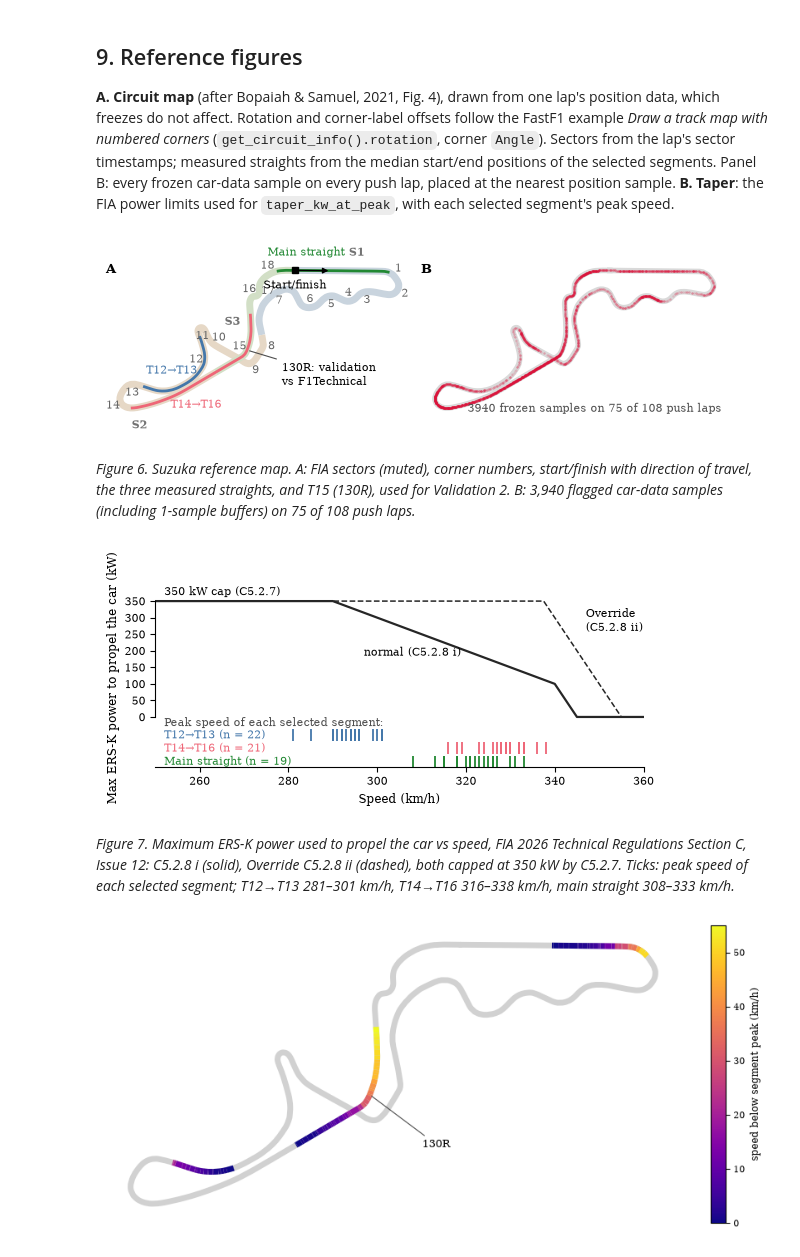
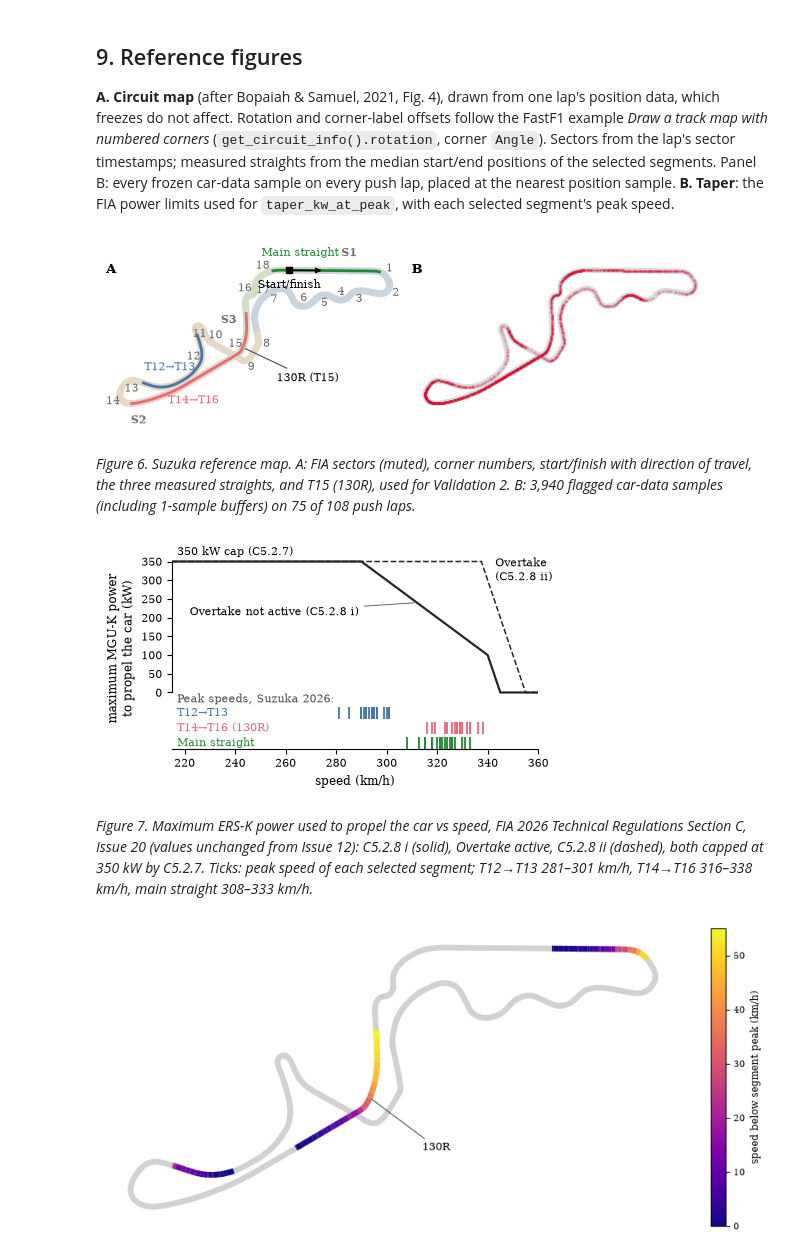
Before and after one commit to see7ien/Flat-Out, a Jupyter notebook: 01_japan_validation.ipynb, the cells around one changed output. Saved outputs shown, nothing was run; the diff lists cells and outputs as text; code cells hidden in the pictures.

Commit message:
Report rewrite: Issue 20 regulations, new references, segment-definition sensitivity (Appendix B), below-onset corner check, figures sized for print

```diff
--- a/01_japan_validation.ipynb
+++ b/01_japan_validation.ipynb
@@ -879,7 +879,7 @@ xy, xyd = rotate(pos[["X", "Y"]].to_numpy(), ang), xy_cumdist(pos)
 pt = pos["SessionTime"].dt.total_seconds().to_numpy()
 i1, i2 = (int(np.abs(pt - ref[c].total_seconds()).argmin()) for c in ("Sector1SessionTime", "Sector2SessionTime"))
 
-fig, (axA, axB) = plt.subplots(1, 2, figsize=(FULL_W, 2.9), layout="constrained")
+fig, (axA, axB) = plt.subplots(1, 2, figsize=(0.97 * FULL_W, 2.8), layout="constrained")
 taken = []
 for n, c in corners.iterrows():
     off = rotate([600, 0], c.Angle / 180 * np.pi)
@@ -888,7 +888,7 @@ for n, c in corners.iterrows():
     taken.append(pc)
 p15 = rotate([corners.loc[15, "X"], corners.loc[15, "Y"]], ang)
 note = p15 + np.array([2500, -2500])
-axA.annotate("130R: validation\nvs F1Technical", xy=p15, xytext=note, fontsize=8, arrowprops=dict(arrowstyle="-", color="0.3", lw=0.8))
+axA.annotate("130R (T15)", xy=p15, xytext=note, fontsize=8, arrowprops=dict(arrowstyle="-", color="0.3", lw=0.8))
 taken.append(note)
 for (a, b), col, name in zip([(0, i1 + 1), (i1, i2 + 1), (i2, len(xy))], ["#c9d4de", "#e6d8c6", "#d2dfc6"], ["S1", "S2", "S3"]):
     axA.plot(*xy[a:b].T, color=col, lw=5, solid_capstyle="butt", zorder=1)
@@ -924,7 +924,6 @@ for _, lap in push.iterlaps():
         fx += list(r[:, 0]); fy += list(r[:, 1])
 axB.plot(*xy.T, color="0.85", lw=4, zorder=1)
 axB.scatter(fx, fy, s=3, color="crimson", alpha=0.15, lw=0, zorder=2)
-axB.text(0.98, 0.02, f"{len(fx)} frozen samples on {nlap} of {len(push)} push laps", transform=axB.transAxes, fontsize=8, color="0.3", ha="right")
 
 letters = []
 for ax, letter in [(axA, "A"), (axB, "B")]:
@@ -939,42 +938,43 @@ for t in letters:
     t.set_visible(True)
 plt.show()
 # %% [output]
-[figure, old version]
+[figure, new version]
 # %%
 caption("Figure", "map", f"Suzuka reference map. A: FIA sectors (muted), corner numbers, start/finish with direction of travel, the three measured straights, "
         f"and T15 (130R), used for Validation 2. B: {len(fx):,} flagged car-data samples (including 1-sample buffers) on {nlap} of {len(push)} push laps.")
 # %% [output]
 *Figure 6. Suzuka reference map. A: FIA sectors (muted), corner numbers, start/finish with direction of travel, the three measured straights, and T15 (130R), used for Validation 2. B: 3,940 flagged car-data samples (including 1-sample buffers) on 75 of 108 push laps.*
 # %%
-v = np.linspace(250, 360, 1101)
-fig, ax = plt.subplots(figsize=(FULL_W, 2.3))
+v = np.linspace(215, 360, 1451)
+fig, ax = plt.subplots(figsize=(0.75 * FULL_W, 2.6))
 ax.plot(v, taper_kw(v), color="0.15", lw=1.6)
 ax.plot(v, np.minimum(np.where(v < 355, 7100 - 20 * v, 0), 350), color="0.15", lw=1.1, ls="--")  # C5.2.8 ii, C5.2.7 cap
-ax.text(297, 185, "normal (C5.2.8 i)", fontsize=8)
-ax.text(347, 260, "Override\n(C5.2.8 ii)", fontsize=8)
-ax.text(252, 360, "350 kW cap (C5.2.7)", fontsize=8, va="bottom")
-ax.text(252, -18, "Peak speed of each selected segment:", fontsize=8, va="center", color="0.3")
+ax.annotate("Overtake not active (C5.2.8 i)", xy=(312, 240), xytext=(222, 215), fontsize=8, va="center",
+            arrowprops=dict(arrowstyle="-", color="0.4", lw=0.7))
+ax.text(343, 300, "Overtake\n(C5.2.8 ii)", fontsize=8)
+ax.text(217, 360, "350 kW cap (C5.2.7)", fontsize=8, va="bottom")
+ax.text(217, -18, "Peak speeds, Suzuka 2026:", fontsize=8, va="center", color="0.3")
 
-bands = {"T13": "T12→T13", "T16": "T14→T16", "T1": "Main straight"}
+bands = {"T13": "T12→T13", "T16": "T14→T16 (130R)", "T1": "Main straight"}
 for i, (lab, name) in enumerate(bands.items()):
     pk = segments.loc[segments.Label == lab, "peak_speed"]
     y = -55 - 40 * i
     ax.plot(pk, np.full(len(pk), y), "|", ms=9, mew=1.3, color=STRAIGHT_COLORS[lab])
-    ax.text(252, y, f"{name} (n = {len(pk)})", fontsize=8, va="center", color=STRAIGHT_COLORS[lab])
-ax.set(xlim=(250, 360), ylim=(-150, 385), xlabel="Speed (km/h)", ylabel="Max ERS-K power to propel the car (kW)")
+    ax.text(217, y, name, fontsize=8, va="center", color=STRAIGHT_COLORS[lab])
+ax.set(xlim=(215, 360), ylim=(-150, 385), xlabel="speed (km/h)", ylabel="maximum MGU-K power\nto propel the car (kW)")
 ax.set_yticks(range(0, 351, 50))
 ax.spines["left"].set_bounds(0, 350)
 fig.savefig(FIG / "fig_taper.pdf")
 plt.show()
 # %% [output]
-[figure, old version]
+[figure, new version]
 # %%
 _pk = {k: segments.loc[segments.Label == k, "peak_speed"] for k in ["T13", "T16", "T1"]}
-caption("Figure", "taper", "Maximum ERS-K power used to propel the car vs speed, FIA 2026 Technical Regulations Section C, Issue 12: C5.2.8 i (solid), "
-        "Override C5.2.8 ii (dashed), both capped at 350 kW by C5.2.7. Ticks: peak speed of each selected segment; "
+caption("Figure", "taper", "Maximum ERS-K power used to propel the car vs speed, FIA 2026 Technical Regulations Section C, Issue 20 (values unchanged from Issue 12): C5.2.8 i (solid), "
+        "Overtake active, C5.2.8 ii (dashed), both capped at 350 kW by C5.2.7. Ticks: peak speed of each selected segment; "
         + ", ".join(f"{n} {_pk[k].min():.0f}–{_pk[k].max():.0f} km/h" for k, n in [("T13", "T12→T13"), ("T16", "T14→T16"), ("T1", "main straight")]) + ".")
 # %% [output]
-*Figure 7. Maximum ERS-K power used to propel the car vs speed, FIA 2026 Technical Regulations Section C, Issue 12: C5.2.8 i (solid), Override C5.2.8 ii (dashed), both capped at 350 kW by C5.2.7. Ticks: peak speed of each selected segment; T12→T13 281–301 km/h, T14→T16 316–338 km/h, main straight 308–333 km/h.*
+*Figure 7. Maximum ERS-K power used to propel the car vs speed, FIA 2026 Technical Regulations Section C, Issue 20 (values unchanged from Issue 12): C5.2.8 i (solid), Overtake active, C5.2.8 ii (dashed), both capped at 350 kW by C5.2.7. Ticks: peak speed of each selected segment; T12→T13 281–301 km/h, T14→T16 316–338 km/h, main straight 308–333 km/h.*
 # %%
 from matplotlib.collections import LineCollection
 
```
Also changed, not shown: 23 other files.
